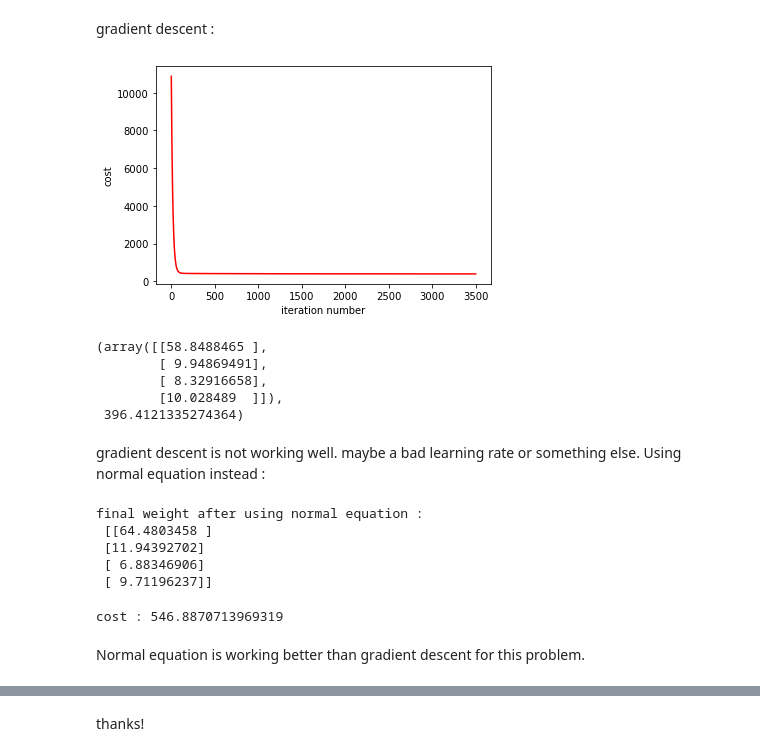
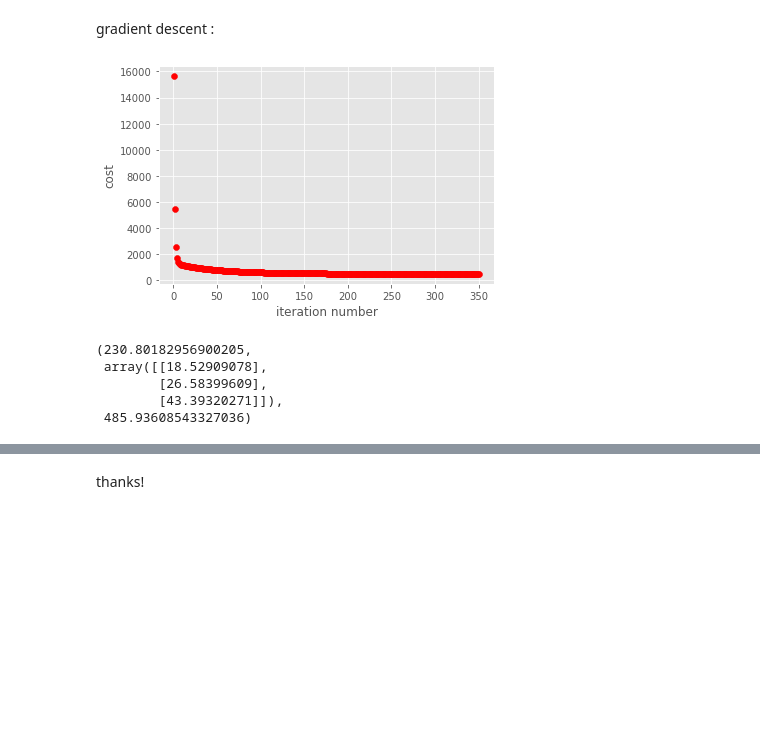
Before and after one commit to Itsmahdizare/machineLearning_f, a Jupyter notebook: Machine-learning-master/Supervised/Regression/Linear/FuelConsumptionCo2.ipynb, the cells around one changed output, grey strips where cells are left out. Cells and saved outputs as stored; diff of their text form; code cells hidden in the pictures; blank space fills up the shorter version.

```diff
--- a/Machine-learning-master/Supervised/Regression/Linear/FuelConsumptionCo2.ipynb
+++ b/Machine-learning-master/Supervised/Regression/Linear/FuelConsumptionCo2.ipynb
@@ -44,8 +53,7 @@ import preprocessing as prc
 # %% [markdown]
 ## loading data
 # %%
-url = 'https://s3-api.us-geo.objectstorage.softlayer.net/cf-courses-data/CognitiveClass/ML0101ENv3/labs/FuelConsumptionCo2.csv'
-df = pd.read_csv(url)
+df = pd.read_csv('https://s3-api.us-geo.objectstorage.softlayer.net/cf-courses-data/CognitiveClass/ML0101ENv3/labs/FuelConsumptionCo2.csv')
 # %% [markdown]
 ## take a look at  the dataset.
 # %%
@@ -134,10 +138,7 @@ plt.show()
 sample_data = np.asarray(df[['ENGINESIZE', 'CO2EMISSIONS']])
 x = sample_data[:, 0]
 y = sample_data[:, 1].reshape(-1,1)
-w = np.random.randn(
-    1, 1)
-bias = 1
-model = models.LinearLogisticRegression(x=x,y=y,w=w,bias=1,tag='LinearRegression',standard=False)
-del x ; del y
+w0 = np.ones((1,1))
+model = models.LinearLogisticRegression(x=x,y=y,w=w0,kind='LinearRegression',standard=False,bias =1,alpha=.1)
 # %%
 # plotting the new data
@@ -174,5 +175,6 @@ r2 score after learning :  0.7861345372905517
 # %% [markdown]
 #### using gradient descent
 # %%
-model.gradient_descent(x=train_x,y=train_y,los='MSE',Type='mini-batch',inplace=False,lr=.5,converLim=.001,maxIter=500,plot_j=True)
+GD = model.gradient_descent(x=train_x,y=train_y,los= 'VEC_MSE',Type='mini-batch',verbose=0,inplace=False,lr=.2,converLim=.001,maxIter=500,plot_j=True)
+GD
 # %% [output]
@@ -224,9 +218,9 @@ estimated co2 emission for a car with engine size '200.0' is:
 # %%
 mlr_model = df[['ENGINESIZE', 'CYLINDERS',
                 'FUELCONSUMPTION_COMB', 'CO2EMISSIONS']]
-X = prc.standardize_input(np.asarray(mlr_model[['ENGINESIZE', 'CYLINDERS', 'FUELCONSUMPTION_COMB']]))
+X = prc.standardization(np.asarray(mlr_model[['ENGINESIZE', 'CYLINDERS', 'FUELCONSUMPTION_COMB']]))
 Y = np.asarray(mlr_model[['CO2EMISSIONS']])
-W0 = np.array([[35],[5],[5],[5]])
+W = np.ones((X.shape[1],1))
 X_train, X_test, Y_train, Y_test = train_test_split(X, Y, test_size=0.25)
 # %%
 CLF = LinearRegression()
@@ -242,13 +236,11 @@ r2 score after learning : 0.8335018551377377
 # %% [markdown]
 gradient descent :
 # %%
-model.gradient_descent(x=X_train,y=Y_train,w0=W0,los= 'VEC',Type='batch',inplace=False,lr=.013390,converLim=.001,maxIter=3500,plot_j=True)
+model.gradient_descent(x=X_train,y=Y_train,w=W,los= 'VEC_MSE',Type='batch',inplace=False,lr=.193390,converLim=.001,maxIter=350,plot_j=True)
 # %% [output]
-[figure, old version]
+[figure, new version]
-(array([[58.8488465 ],
-        [ 9.94869491],
-        [ 8.32916658],
-        [10.028489  ]]),
- 396.4121335274364)
+(230.80182956900205,
+ array([[18.52909078],
+        [26.58399609],
+        [43.39320271]]),
+ 485.93608543327036)
-# %% [markdown]
-gradient descent is not working well. maybe a bad learning rate or something else. Using normal equation instead :
@@ -257,17 +247,3 @@ OPTIM = model.normal_equation(x=X_train,y=Y_train,w0=W0)
-# %%
-print(f'final weight after using normal equation :\n {OPTIM}')
-# %% [output]
-final weight after using normal equation :
- [[64.4803458 ]
- [11.94392702]
- [ 6.88346906]
- [ 9.71196237]]
-# %%
-print(f'cost : {model.loss(x=X,y=Y,w0=OPTIM)}')
-# %% [output]
-cost : 546.8870713969319
-# %% [markdown]
-Normal equation is working better than gradient descent for this problem.
 # %%
 eng, cyl, fue = float(input('Step 1 of 3 :\nEnter an Egine size:')), float(input(
     'Step 2 of 3: \nEnter number of cylinders:')), float(input('Step3 of 3: \nEnter FUELCONSUMPTION_COMB:'))
```
Also changed, not shown: parts of 25 cells of this notebook, 1 other file.
